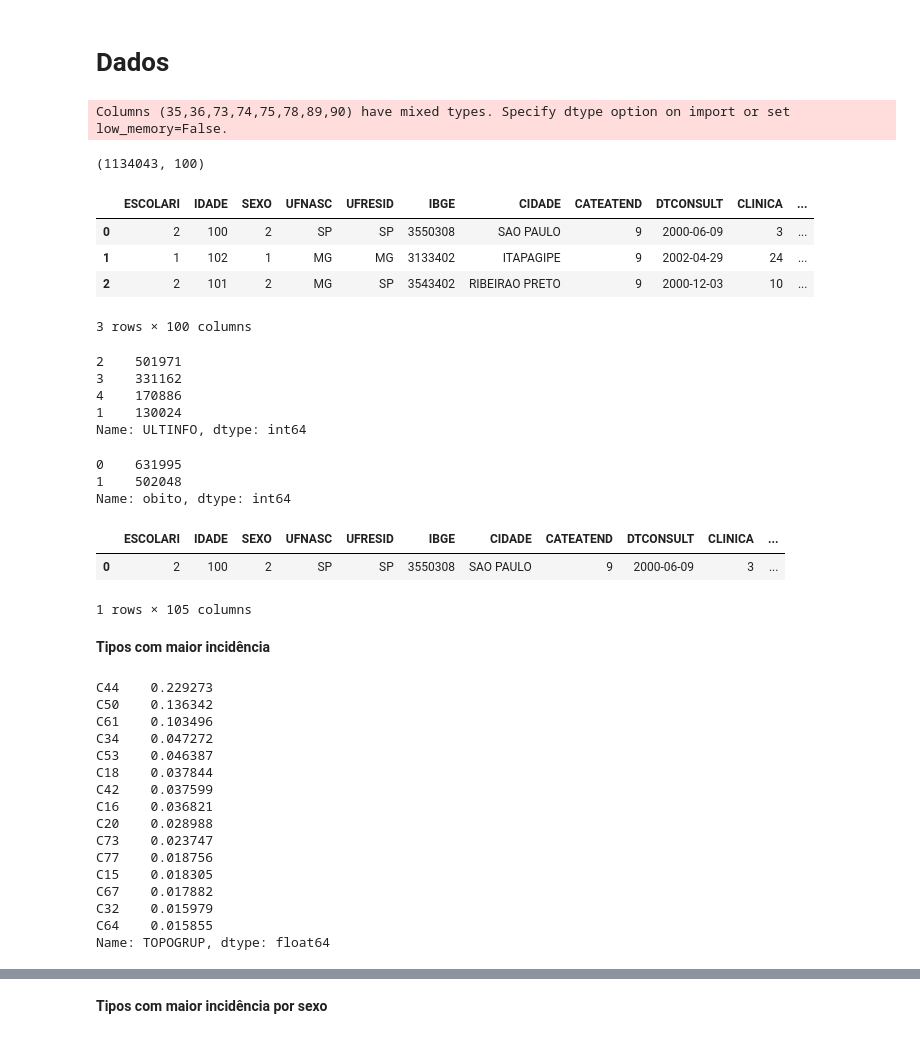
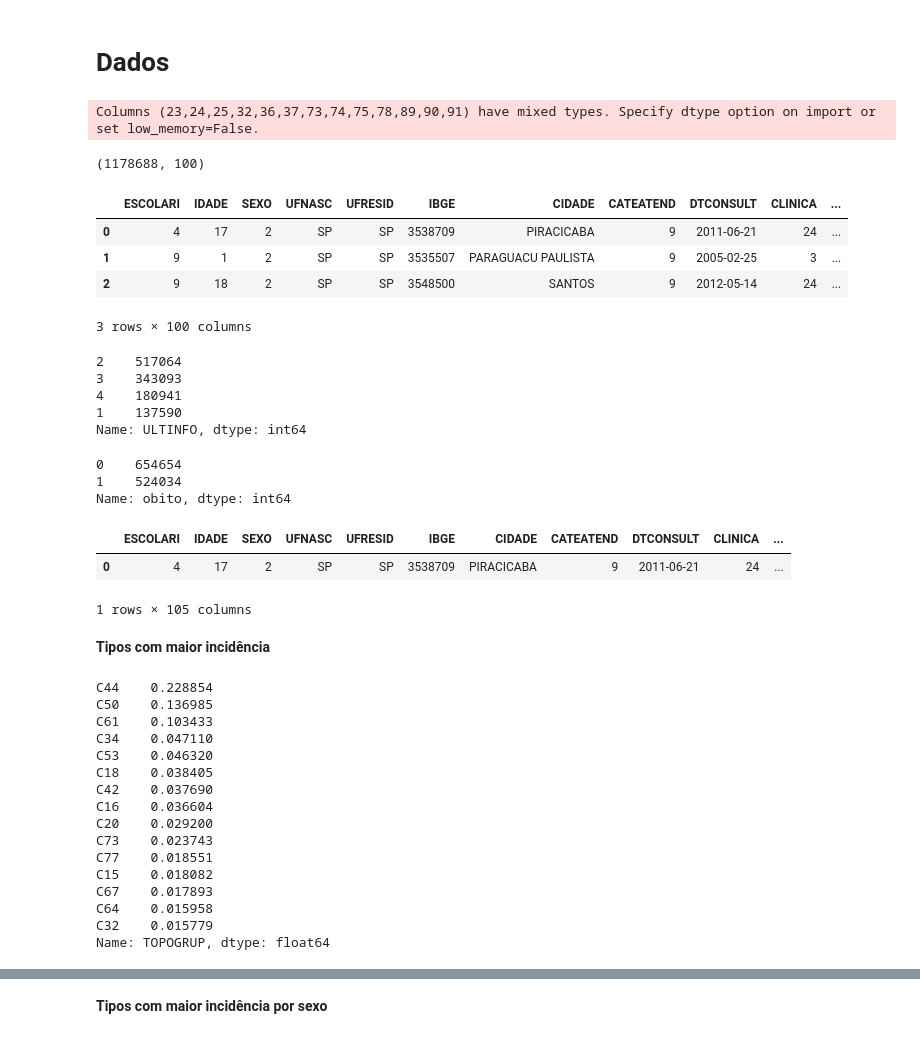
Before and after one commit to Lucas-Buk/cancer_cross_prediction, a Jupyter notebook: Busca sobrevidas similares.ipynb, the cells around one changed output, grey strips where cells are left out. Saved outputs shown, nothing was run; the diff lists cells and outputs as text; code cells hidden in the pictures.

```diff
--- a/Busca sobrevidas similares.ipynb
+++ b/Busca sobrevidas similares.ipynb
@@ -20,33 +18,33 @@ from functions_pred_cruzada import *
 # **Dados**
 # %%
 # Dados brutos com todos os tipos de câncer
-!gdown 1P19f3kA5_s4sv5Pg6D6UKwwQvZvaAnQT --quiet
+!gdown 1AaEC5jTcInC2fwbVG7BW3BeJfXq5OBlO --quiet
 
-df_geral = pd.read_csv('pacigeral.csv')
+df_geral = pd.read_csv('pacigeral_12_23.csv')
 print(df_geral.shape)
 df_geral.head(3)
 # %% [output]
-Columns (35,36,73,74,75,78,89,90) have mixed types. Specify dtype option on import or set low_memory=False.
+Columns (23,24,25,32,36,37,73,74,75,78,89,90,91) have mixed types. Specify dtype option on import or set low_memory=False.
-(1134043, 100)
+(1178688, 100)
 |  | ESCOLARI | IDADE | SEXO | UFNASC | UFRESID | IBGE | CIDADE | CATEATEND | DTCONSULT | CLINICA | ... |
-| 0 | 2 | 100 | 2 | SP | SP | 3550308 | SAO PAULO | 9 | 2000-06-09 | 3 | ... |
-| 1 | 1 | 102 | 1 | MG | MG | 3133402 | ITAPAGIPE | 9 | 2002-04-29 | 24 | ... |
-| 2 | 2 | 101 | 2 | MG | SP | 3543402 | RIBEIRAO PRETO | 9 | 2000-12-03 | 10 | ... |
+| 0 | 4 | 17 | 2 | SP | SP | 3538709 | PIRACICABA | 9 | 2011-06-21 | 24 | ... |
+| 1 | 9 | 1 | 2 | SP | SP | 3535507 | PARAGUACU PAULISTA | 9 | 2005-02-25 | 3 | ... |
+| 2 | 9 | 18 | 2 | SP | SP | 3548500 | SANTOS | 9 | 2012-05-14 | 24 | ... |
 3 rows × 100 columns
 # %%
 df_geral.ULTINFO.value_counts()
 # %% [output]
-2    501971
-3    331162
-4    170886
-1    130024
+2    517064
+3    343093
+4    180941
+1    137590
 Name: ULTINFO, dtype: int64
 # %%
 df_geral['obito'] = [0 if x < 3 else 1 for x in df_geral.ULTINFO]
 df_geral['obito'].value_counts()
 # %% [output]
-0    631995
-1    502048
+0    654654
+1    524034
 Name: obito, dtype: int64
 # %%
 list_datas = ['DTDIAG', 'DTULTINFO']
@@ -68,27 +66,27 @@ df.loc[df.ULTIDIAG > 5*365, 'sobrevida_ano5'] = 1
 df.head(1)
 # %% [output]
 |  | ESCOLARI | IDADE | SEXO | UFNASC | UFRESID | IBGE | CIDADE | CATEATEND | DTCONSULT | CLINICA | ... |
-| 0 | 2 | 100 | 2 | SP | SP | 3550308 | SAO PAULO | 9 | 2000-06-09 | 3 | ... |
+| 0 | 4 | 17 | 2 | SP | SP | 3538709 | PIRACICABA | 9 | 2011-06-21 | 24 | ... |
 1 rows × 105 columns
 # %% [markdown]
 **Tipos com maior incidência**
 # %%
 df.TOPOGRUP.value_counts(normalize=True).head(15)
 # %% [output]
-C44    0.229273
-C50    0.136342
-C61    0.103496
-C34    0.047272
-C53    0.046387
-C18    0.037844
-C42    0.037599
-C16    0.036821
-C20    0.028988
-C73    0.023747
-C77    0.018756
-C15    0.018305
-C67    0.017882
-C32    0.015979
-C64    0.015855
+C44    0.228854
+C50    0.136985
+C61    0.103433
+C34    0.047110
+C53    0.046320
+C18    0.038405
+C42    0.037690
+C16    0.036604
+C20    0.029200
+C73    0.023743
+C77    0.018551
+C15    0.018082
+C67    0.017893
+C64    0.015958
+C32    0.015779
 Name: TOPOGRUP, dtype: float64
 # %% [markdown]
```
Also changed, not shown: parts of 20 cells of this notebook.
